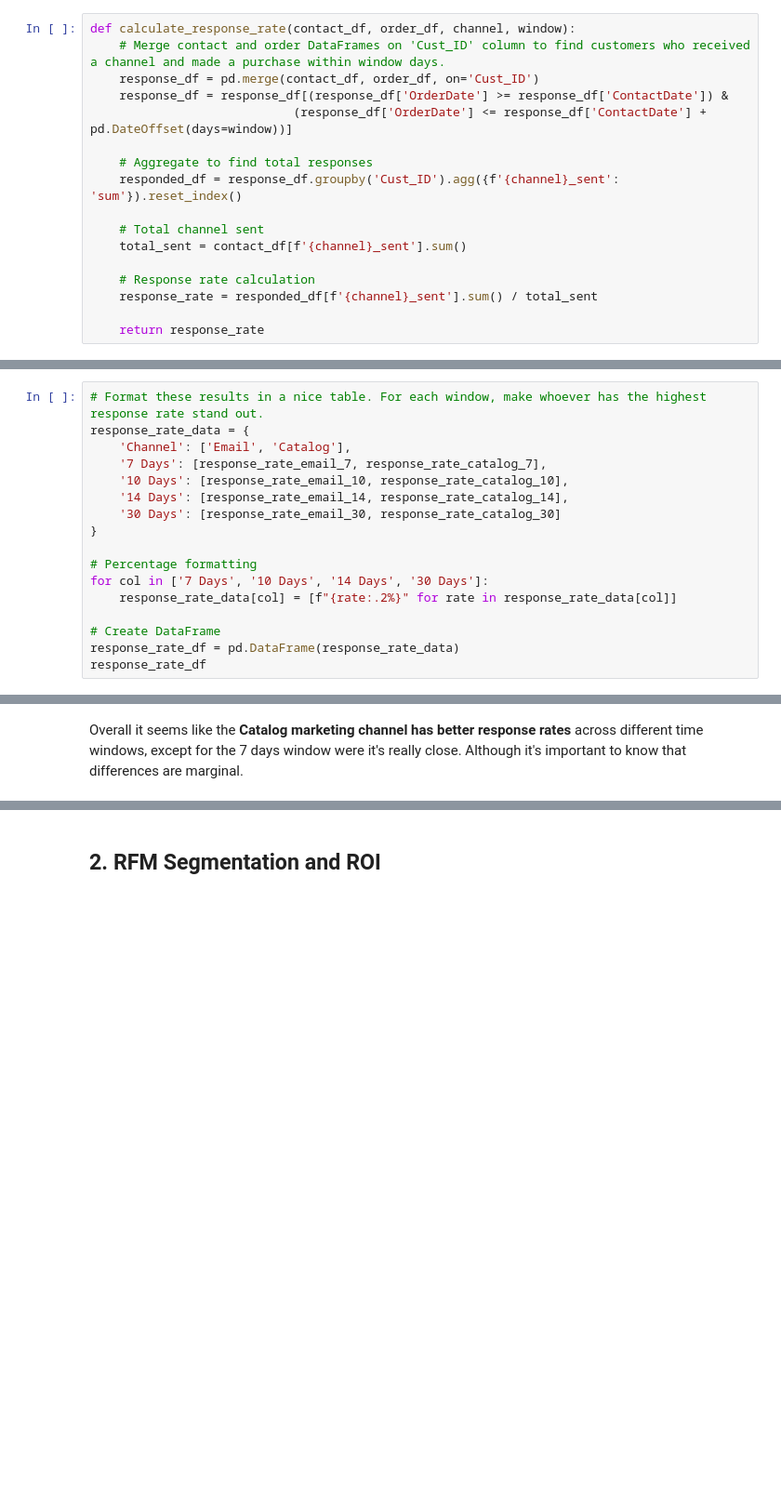
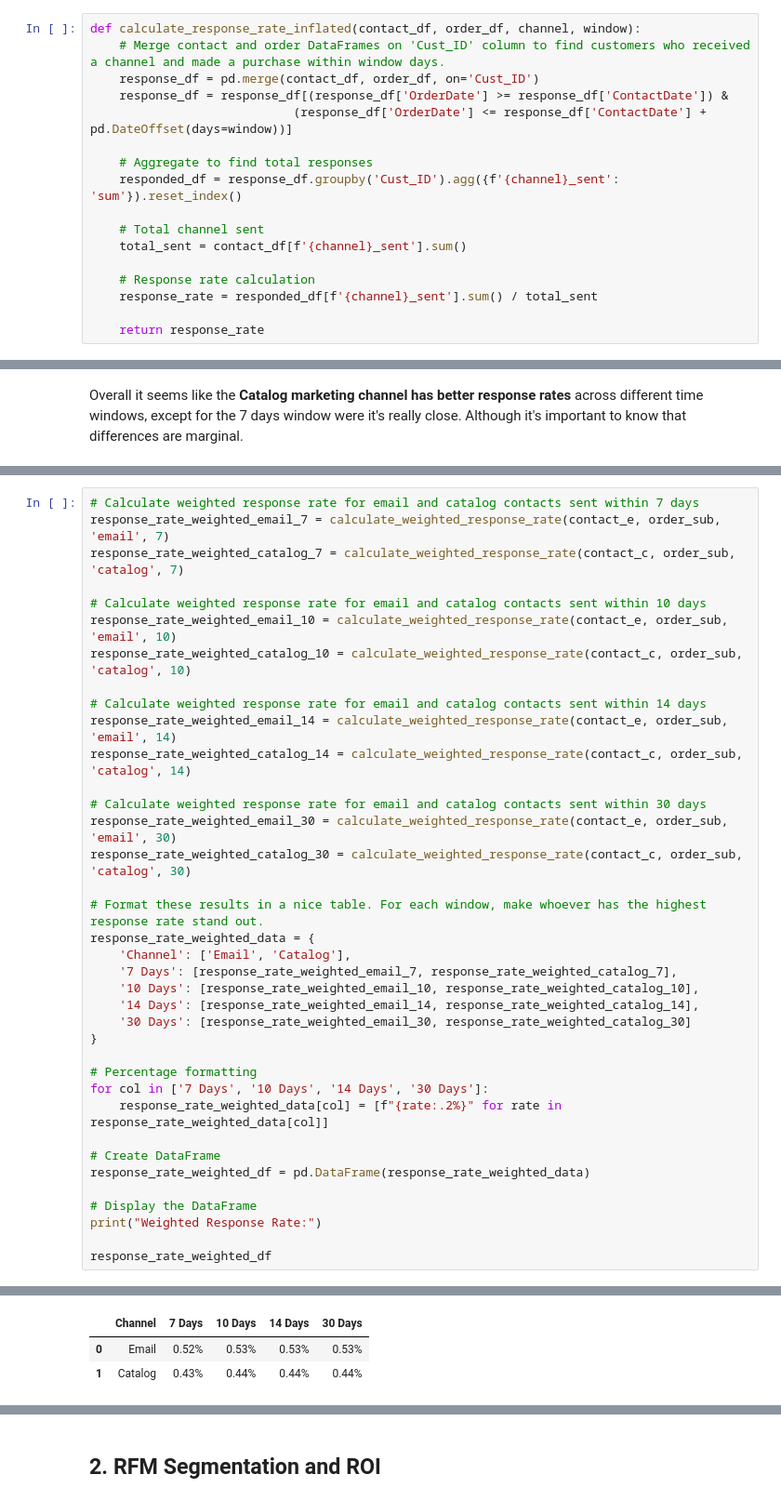
Before and after one commit to YassineOudghiri/dma-group-assignment-1, a Jupyter notebook: code.ipynb, the cells around one changed output, grey strips where cells are left out. Shown: that part at 93% size. Cells and saved outputs as stored; diff of their text form; blank space fills up the shorter version.

```diff
--- a/code.ipynb
+++ b/code.ipynb
@@ -224,7 +224,7 @@ contact_e.head(5)
 # %% [markdown]
 We create a function to calculate the response rate. This function takes the contact DataFrame (regarding catalogs or emails), the order_sub DataFrame, the channel (email or catalog), and the window (in days) as inputs, and returns the response rate. This allows us to calculate the response rate for different channels and windows.
 # %%
-def calculate_response_rate(contact_df, order_df, channel, window):
+def calculate_response_rate_inflated(contact_df, order_df, channel, window):
     # Merge contact and order DataFrames on 'Cust_ID' column to find customers who received a channel and made a purchase within window days.
     response_df = pd.merge(contact_df, order_df, on='Cust_ID')
     response_df = response_df[(response_df['OrderDate'] >= response_df['ContactDate']) &
@@ -280,17 +283,0 @@ Catalog Response Rate (30 days): 7.50%
-# %%
-# Format these results in a nice table. For each window, make whoever has the highest response rate stand out.
-response_rate_data = {
-    'Channel': ['Email', 'Catalog'],
-    '7 Days': [response_rate_email_7, response_rate_catalog_7],
-    '10 Days': [response_rate_email_10, response_rate_catalog_10],
-    '14 Days': [response_rate_email_14, response_rate_catalog_14],
-    '30 Days': [response_rate_email_30, response_rate_catalog_30]
-}
-
-# Percentage formatting
-for col in ['7 Days', '10 Days', '14 Days', '30 Days']:
-    response_rate_data[col] = [f"{rate:.2%}" for rate in response_rate_data[col]]
-
-# Create DataFrame
-response_rate_df = pd.DataFrame(response_rate_data)
-response_rate_df
@@ -322,0 +329,38 @@ In terms of business decision making, we will have to explore other factors to d
+# %%
+# Calculate weighted response rate for email and catalog contacts sent within 7 days
+response_rate_weighted_email_7 = calculate_weighted_response_rate(contact_e, order_sub, 'email', 7)
+response_rate_weighted_catalog_7 = calculate_weighted_response_rate(contact_c, order_sub, 'catalog', 7)
+
+# Calculate weighted response rate for email and catalog contacts sent within 10 days
+response_rate_weighted_email_10 = calculate_weighted_response_rate(contact_e, order_sub, 'email', 10)
+response_rate_weighted_catalog_10 = calculate_weighted_response_rate(contact_c, order_sub, 'catalog', 10)
+
+# Calculate weighted response rate for email and catalog contacts sent within 14 days
+response_rate_weighted_email_14 = calculate_weighted_response_rate(contact_e, order_sub, 'email', 14)
+response_rate_weighted_catalog_14 = calculate_weighted_response_rate(contact_c, order_sub, 'catalog', 14)
+
+# Calculate weighted response rate for email and catalog contacts sent within 30 days
+response_rate_weighted_email_30 = calculate_weighted_response_rate(contact_e, order_sub, 'email', 30)
+response_rate_weighted_catalog_30 = calculate_weighted_response_rate(contact_c, order_sub, 'catalog', 30)
+
+# Format these results in a nice table. For each window, make whoever has the highest response rate stand out.
+response_rate_weighted_data = {
+    'Channel': ['Email', 'Catalog'],
+    '7 Days': [response_rate_weighted_email_7, response_rate_weighted_catalog_7],
+    '10 Days': [response_rate_weighted_email_10, response_rate_weighted_catalog_10],
+    '14 Days': [response_rate_weighted_email_14, response_rate_weighted_catalog_14],
+    '30 Days': [response_rate_weighted_email_30, response_rate_weighted_catalog_30]
+}
+
+# Percentage formatting
+for col in ['7 Days', '10 Days', '14 Days', '30 Days']:
+    response_rate_weighted_data[col] = [f"{rate:.2%}" for rate in response_rate_weighted_data[col]]
+
+# Create DataFrame
+response_rate_weighted_df = pd.DataFrame(response_rate_weighted_data)
+
+# Display the DataFrame
+print("Weighted Response Rate:")
+
+response_rate_weighted_df
+# %% [output]
@@ -322,0 +368,3 @@ In terms of business decision making, we will have to explore other factors to d
+|  | Channel | 7 Days | 10 Days | 14 Days | 30 Days |
+| 0 | Email | 0.52% | 0.53% | 0.53% | 0.53% |
+| 1 | Catalog | 0.43% | 0.44% | 0.44% | 0.44% |
```
Also changed, not shown: parts of 14 cells of this notebook.
